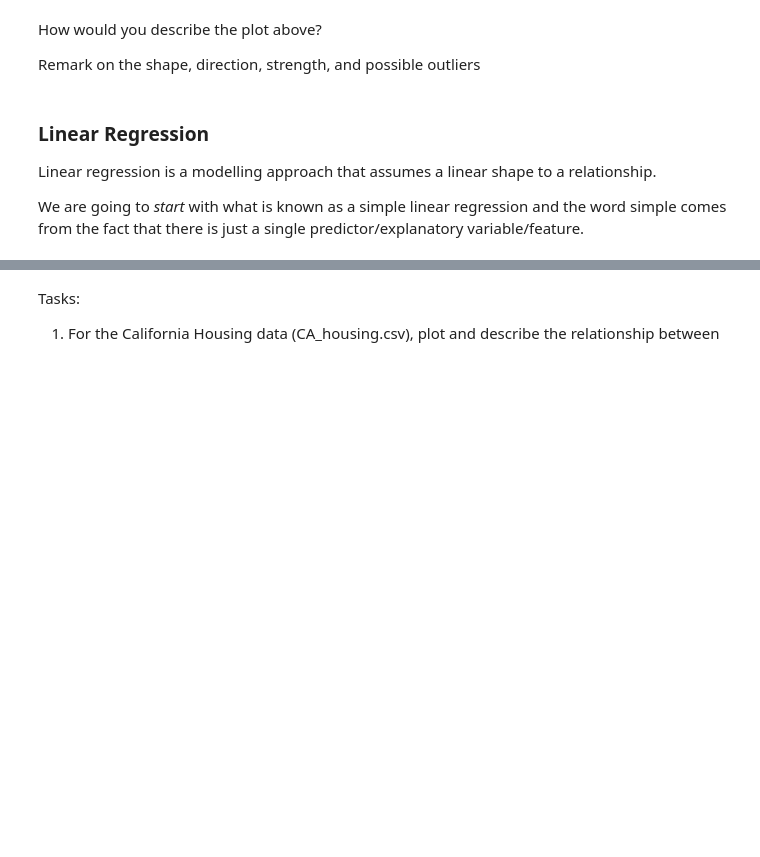
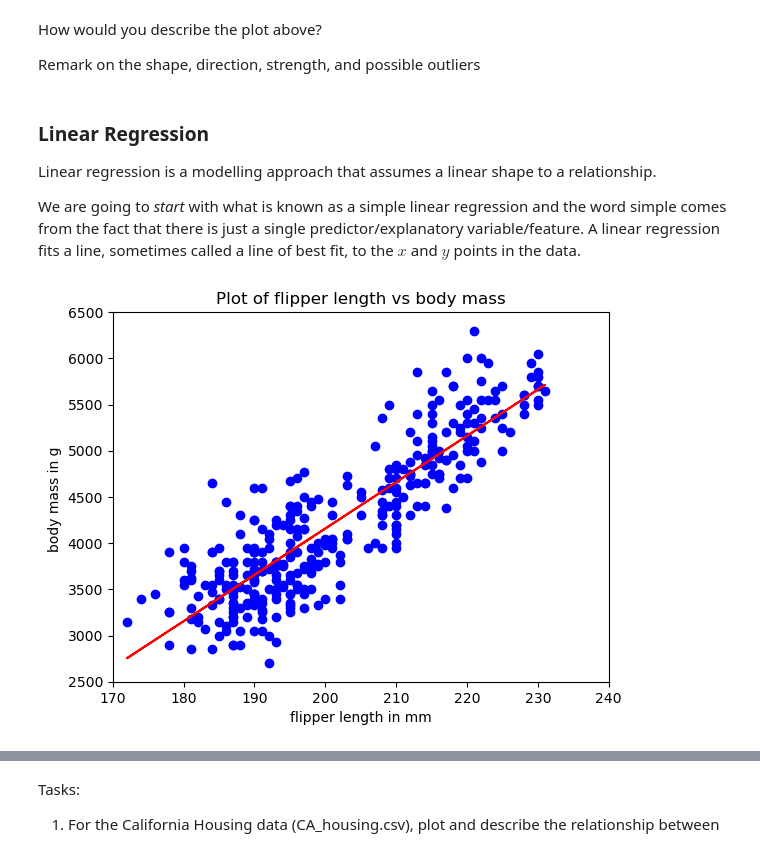
Before and after one commit to schuckers/DTSC2301, a Jupyter notebook: Code/Quant_vs_Quant_Investigation.ipynb, the cells around one changed output, grey strips where cells are left out. Drawn from its saved outputs; the diff is of its cells as text; code cells hidden in the pictures; blank space fills up the shorter version.

Commit message:
more on regression with plot

```diff
--- a/Code/Quant_vs_Quant_Investigation.ipynb
+++ b/Code/Quant_vs_Quant_Investigation.ipynb
@@ -129,4 +129,4 @@ Remark on the shape, direction, strength, and possible outliers
 
 Linear regression is a modelling approach that assumes a linear shape to a relationship.
 
-We are going to _start_ with what is known as a simple linear regression and the word simple comes from the fact that there is just a single predictor/explanatory variable/feature.
+We are going to _start_ with what is known as a simple linear regression and the word simple comes from the fact that there is just a single predictor/explanatory variable/feature.  A linear regression fits a line, sometimes called a line of best fit, to the $x$ and $y$ points in the data.
@@ -149,3 +133,21 @@ print(model.score(CA_housing[['population']], CA_housing['households']))
+# %%
+plt.scatter( penguins['flipper_length_mm'],penguins['body_mass_g'], color="blue")
+
+# Add labels and title
+plt.xlabel('flipper length in mm')
+plt.ylabel('body mass in g ')
+plt.title('Plot of flipper length vs body mass')
+
+# Add regression line to plot
+plt.plot(x, 50.1533*x + -5872.0927 , color='red')
+
+# Set the x-axis and the y-axis limits
+plt.xlim(170, 240)
+plt.ylim(2500,6500)
+# Show plot
+plt.show()
+# %% [output]
+[figure, added]
 # %%
 import statsmodels.api as sm
 
```
Also changed, not shown: parts of 5 cells of this notebook.
